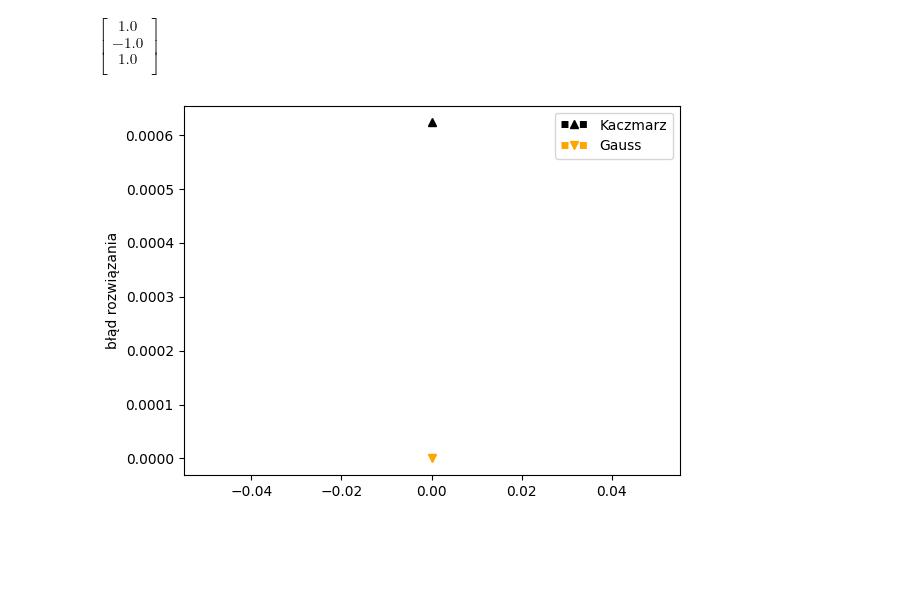
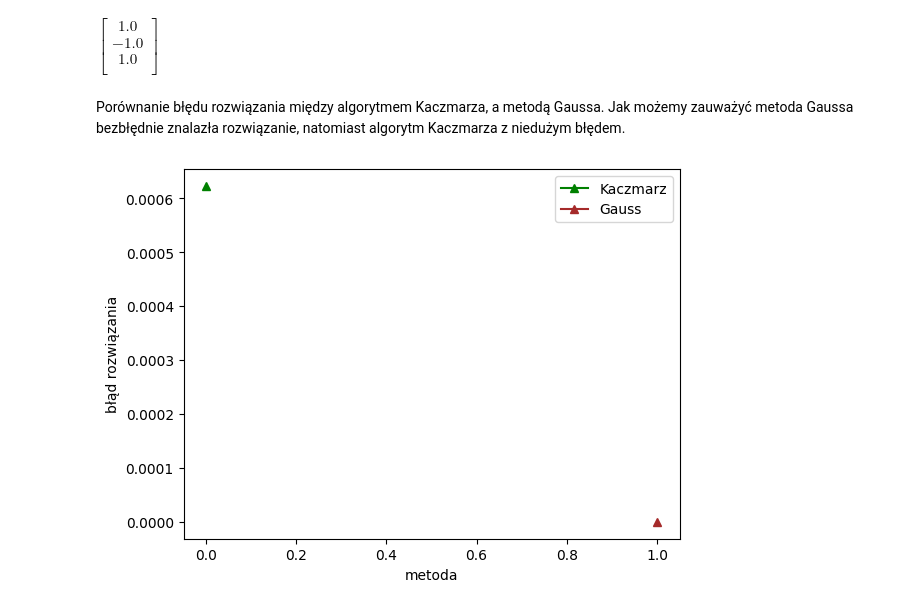
Before and after one commit to Dawid-Lukasiewicz/Numerical_Methodes, a Jupyter notebook: Lab5/zadanie2.ipynb, the cells around one changed output. Saved outputs shown, nothing was run; the diff lists cells and outputs as text; code cells hidden in the pictures; blank space fills up the shorter version.

```diff
--- a/Lab5/zadanie2.ipynb
+++ b/Lab5/zadanie2.ipynb
@@ -50,19 +59,21 @@ $\displaystyle [A|b] =$
 $\displaystyle \begin{bmatrix}1.0&1.0&1.0&1.0\\1.0&1.0&2.0&2.0\\1.0&2.0&2.0&1.0\\\end{bmatrix}$
 $\displaystyle x =$
 $\displaystyle \begin{bmatrix}1.0\\-1.0\\1.0\\\end{bmatrix}$
+# %% [markdown]
+Porównanie błędu rozwiązania między algorytmem Kaczmarza, a metodą Gaussa. Jak możemy zauważyć metoda Gaussa bezbłędnie znalazła rozwiązanie, natomiast algorytm Kaczmarza z niedużym błędem.
 # %%
 plt.figure(3)
 
 xError = []
-colors = ["black", "orange"]
-markerList = ["^", "v"]
+colors = ["green", "brown"]
 labelList = ["Kaczmarz", "Gauss"]
 for i in range(len(xs)):
     xError.append(solve_error(xs[i], xe))
-    plt.plot(0, xError[i], ls='dotted', c=colors[i], marker=markerList[i], lw=5, label=labelList[i])
+    plt.step(i, xError[i], c=colors[i], marker="^", label=labelList[i])
 
 plt.legend()
 plt.ylabel("błąd rozwiązania")
+plt.xlabel("metoda")
 plt.show()
 # %% [output]
-[figure, old version]
+[figure, new version]
```
Also changed, not shown: parts of 3 cells of this notebook, 5 other files.
